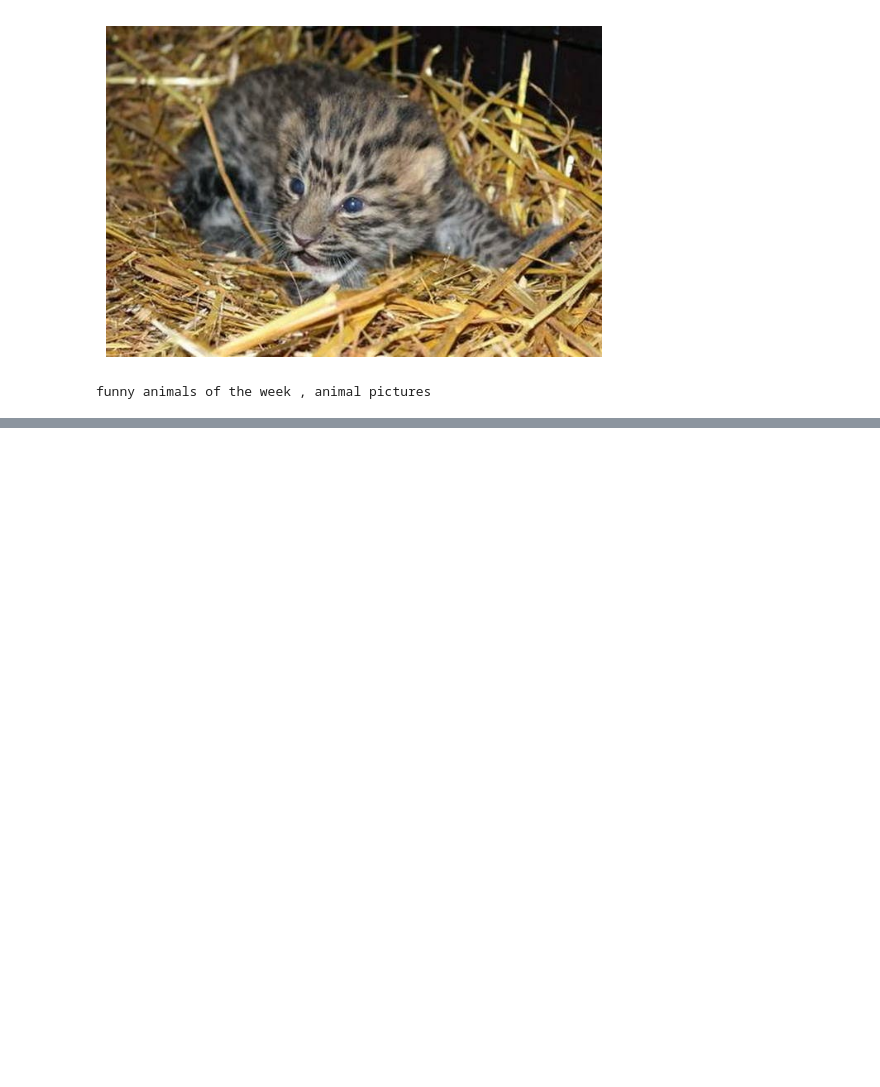
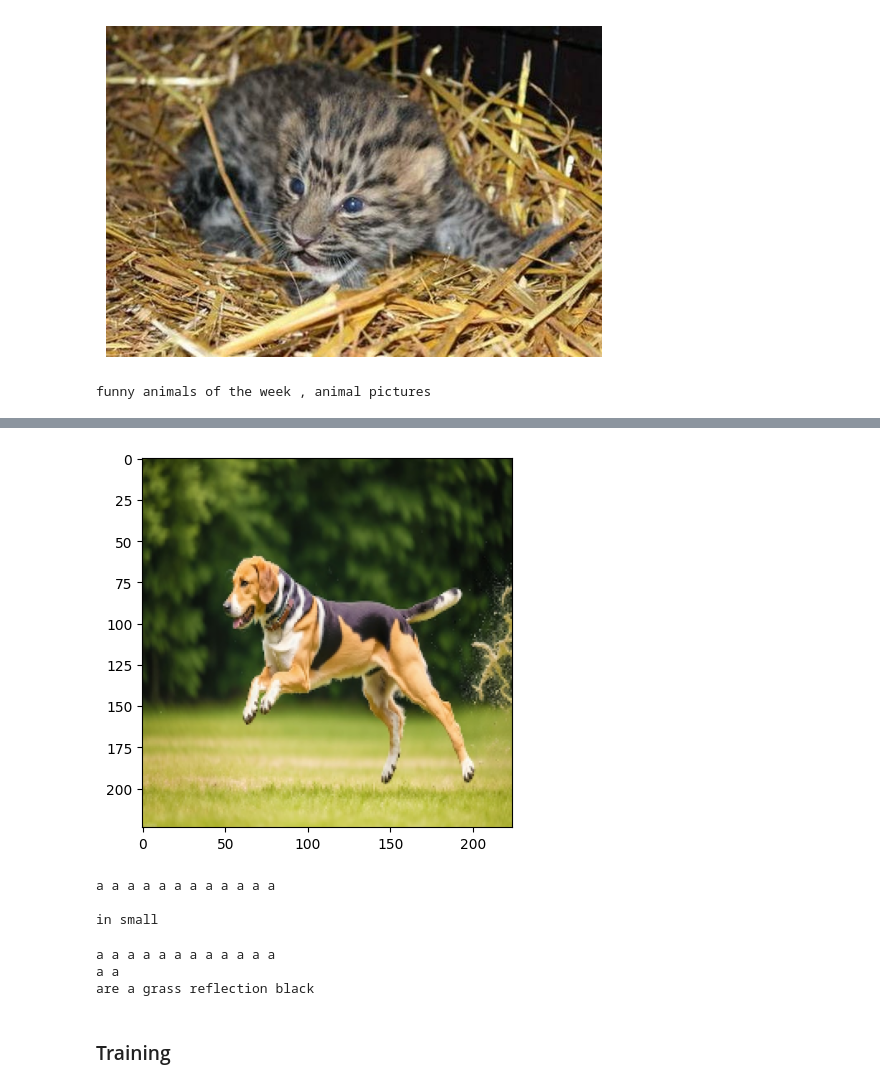
Before and after one commit to ryuukkk/seehorse, a Jupyter notebook: notebooks/training_captions.ipynb, the cells around one changed output, grey strips where cells are left out. Saved outputs shown, nothing was run; the diff lists cells and outputs as text; code cells hidden in the pictures; blank space fills up the shorter version.

Commit message:
Train: Caption Gen

```diff
--- a/notebooks/training.ipynb
+++ b/notebooks/training_captions.ipynb
@@ -141,0 +157,7 @@ funny animals of the week , animal pictures
+# %%
+IMAGE_SHAPE=(224, 224, 3)
+mobilenet = tf.keras.applications.MobileNetV3Small(
+    input_shape=IMAGE_SHAPE,
+    include_top=False,
+    include_preprocessing=True)
+mobilenet.trainable=False
@@ -141,0 +167,6 @@ funny animals of the week , animal pictures
+# %%
+def load_image(image_path):
+    img = tf.io.read_file(image_path)
+    img = tf.io.decode_jpeg(img, channels=3)
+    img = tf.image.resize(img, IMAGE_SHAPE[:-1])
+    return img
@@ -141,0 +617,4 @@ funny animals of the week , animal pictures
+# %%
+test_image_url = 'https://img.freepik.com/premium-photo/dog-running-grass-with-its-tongue-out_894903-6375.jpg'
+image_path = tf.keras.utils.get_file('surf.jpg', origin=test_image_url)
+image = load_image(image_path)
@@ -141,0 +624,7 @@ funny animals of the week , animal pictures
+# %%
+image_numpy = image.numpy().astype('uint8')
+
+plt.imshow(image_numpy)
+plt.show()
+# %% [output]
+[figure, added]
@@ -141,0 +652,8 @@ funny animals of the week , animal pictures
+# %%
+for t in (0.0, 0.5, 1.0):
+  result = model.simple_gen(image, temperature=t)
+  print(result)
+# %% [output]
+a a a a a a a a a a a a
+
+in small
@@ -141,0 +692,8 @@ funny animals of the week , animal pictures
+# %%
+g = GenerateText()
+g.model = model
+g.on_epoch_end(0)
+# %% [output]
+a a a a a a a a a a a a
+a a
+are a grass reflection black
@@ -141,0 +705,2 @@ funny animals of the week , animal pictures
+# %% [markdown]
+### Training
```
Also changed, not shown: parts of 57 cells of this notebook, 6 other files.
